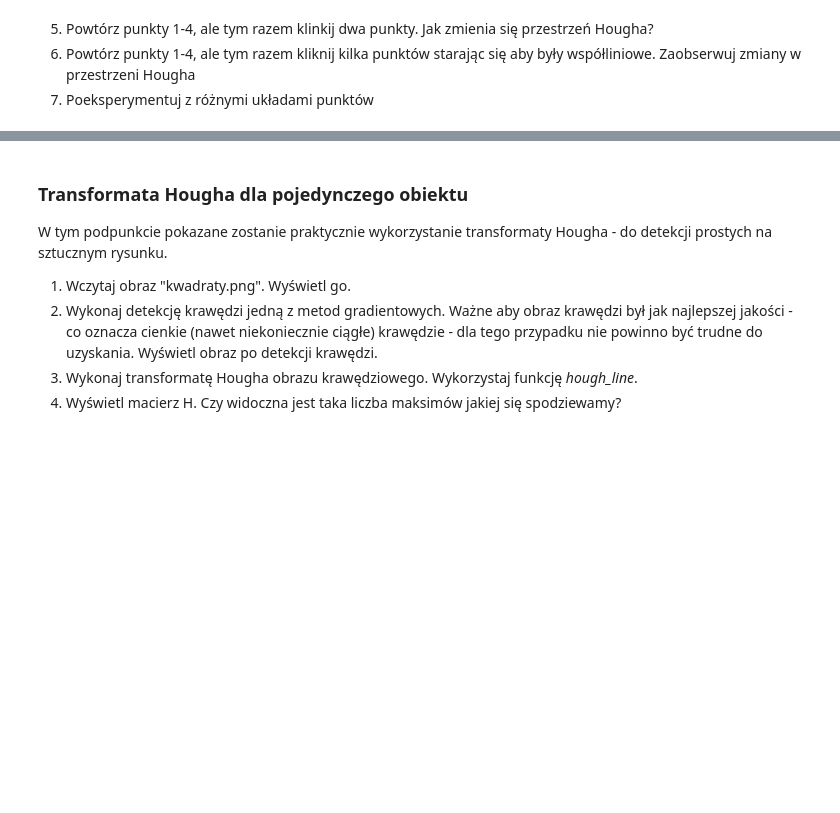
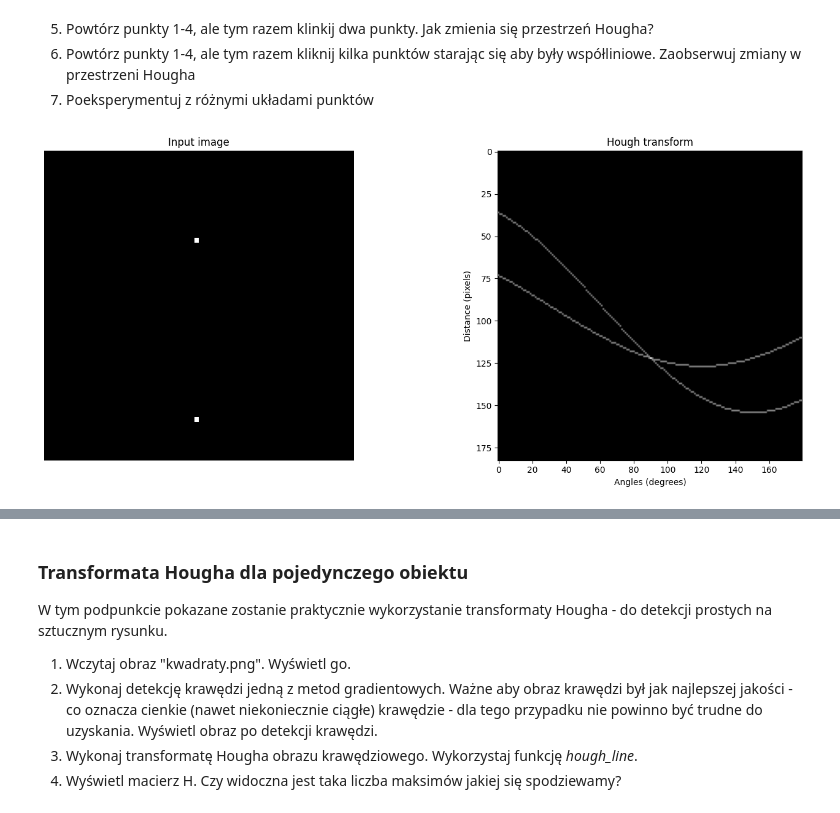
Before and after one commit to sQbanv/Introduction-to-Digital-Image-Processing, a Jupyter notebook: Tranformacja Hougha/Hough.ipynb, the cells around one changed output, grey strips where cells are left out. Cells and saved outputs as stored; diff of their text form; code cells hidden in the pictures; blank space fills up the shorter version.

```diff
--- a/Tranformacja Hougha/Hough.ipynb
+++ b/Tranformacja Hougha/Hough.ipynb
@@ -81,3 +89,9 @@ def show_hough(h, image):
 5. Powtórz punkty 1-4, ale tym razem klinkij dwa punkty. Jak zmienia się przestrzeń Hougha?
 6. Powtórz punkty 1-4, ale tym razem kliknij kilka punktów starając się aby były współliniowe. Zaobserwuj zmiany w przestrzeni Hougha
 7. Poeksperymentuj z różnymi układami punktów
+# %%
+im[55, 31] = 1
+hough, theta, rho = hough_line(im)
+show_hough(hough, im)
+# %% [output]
+[figure, added]
```
Also changed, not shown: parts of 18 cells of this notebook, 3 other files.
